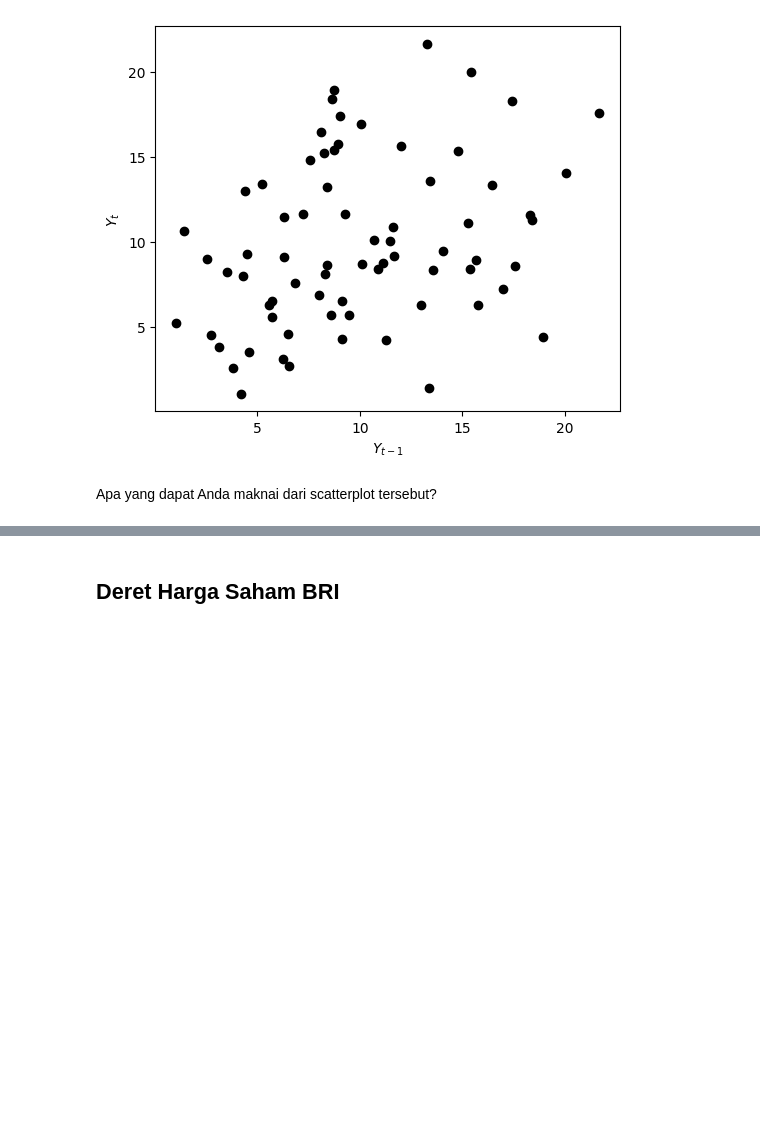
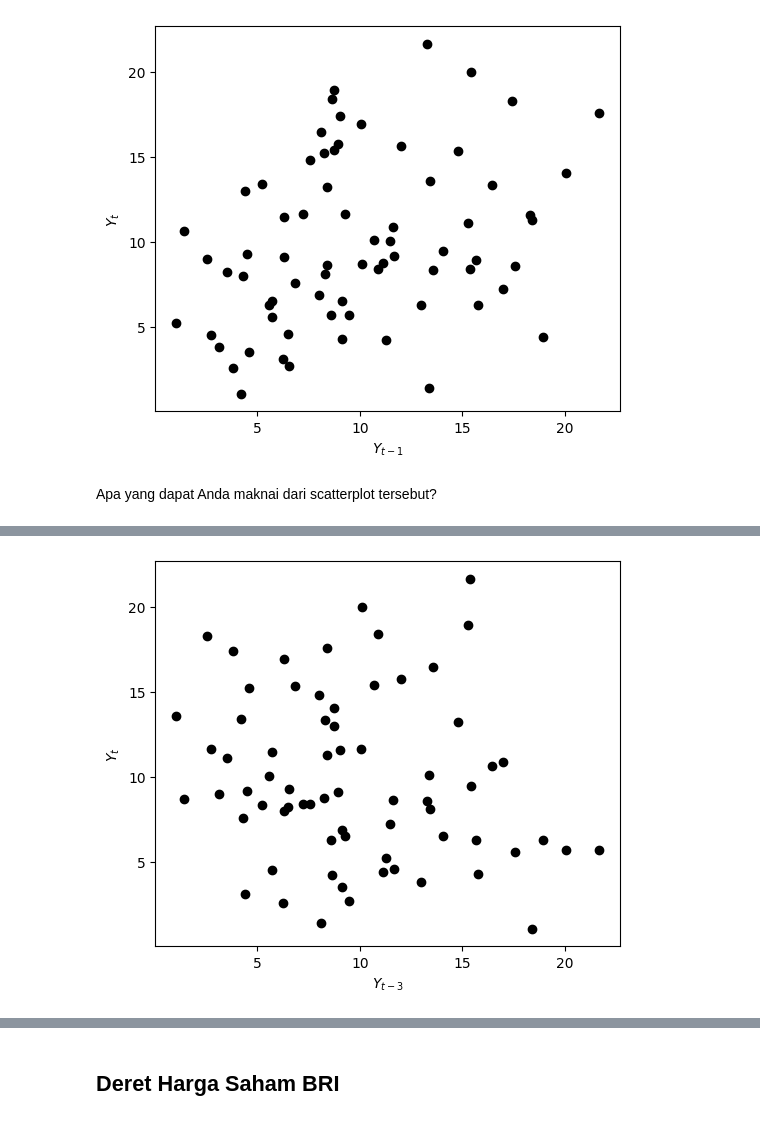
Before and after one commit to Andiilla/Analisis-Time-Series-Public, a Jupyter notebook: PERTEMUAN1/Hands_On_STA1542_Minggu_1.ipynb, the cells around one changed output, grey strips where cells are left out. Drawn from its saved outputs; the diff is of its cells as text; code cells hidden in the pictures; blank space fills up the shorter version.

```diff
--- a/PERTEMUAN1/Hands_On_STA1542_Minggu_1.ipynb
+++ b/PERTEMUAN1/Hands_On_STA1542_Minggu_1.ipynb
@@ -57,0 +92,8 @@ Apa yang dapat Anda maknai dari scatterplot tersebut?
+# %%
+#menampilkan scatter plot antara Yt dan Yt-3
+plt.figure(figsize=(6,5))
+pd.plotting.lag_plot(rr.rr, lag=3, c='k')
+plt.xlabel(r'$Y_{t-3}$'),plt.ylabel(r'$Y_{t}$')
+plt.show()
+# %% [output]
+[figure, added]
```
Also changed, not shown: parts of 27 cells of this notebook.
